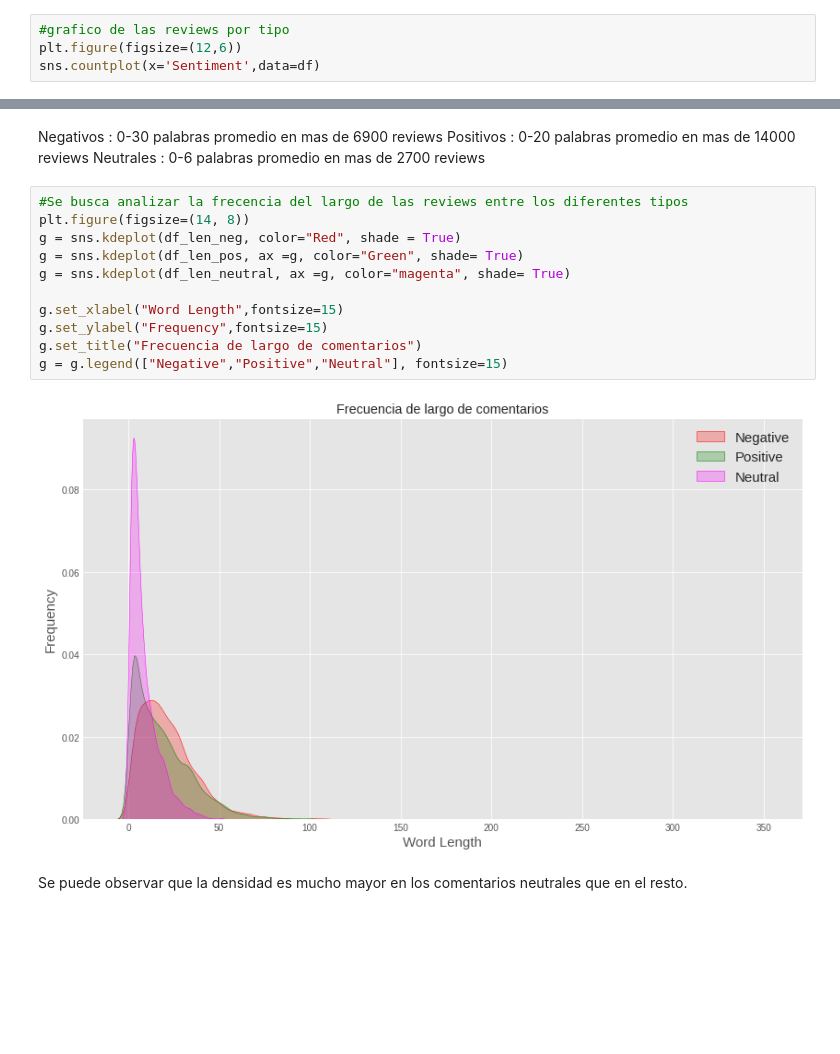
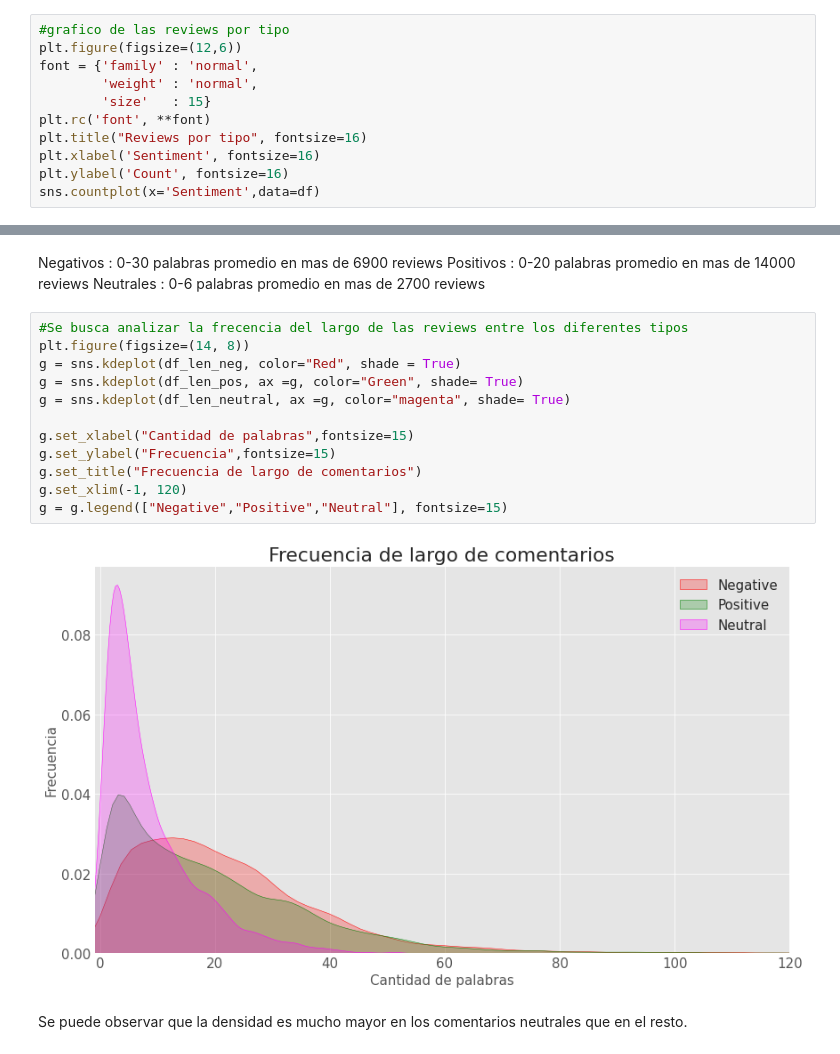
Before and after one commit to joseemaro/bdm_EvaluatingGoogleApps, a Jupyter notebook: tpfinal_reviews.ipynb, the cells around one changed output, grey strips where cells are left out. Saved outputs shown, nothing was run; the diff lists cells and outputs as text; blank space fills up the shorter version.

```diff
--- a/tpfinal_reviews.ipynb
+++ b/tpfinal_reviews.ipynb
@@ -121,6 +151,13 @@ temp.style.background_gradient(cmap='Purples')
 # %%
 #grafico de las reviews por tipo
 plt.figure(figsize=(12,6))
+font = {'family' : 'normal',
+        'weight' : 'normal',
+        'size'   : 15}
+plt.rc('font', **font)
+plt.title("Reviews por tipo", fontsize=16)
+plt.xlabel('Sentiment', fontsize=16)
+plt.ylabel('Count', fontsize=16)
 sns.countplot(x='Sentiment',data=df)
 # %% [output]
 <matplotlib.axes._subplots.AxesSubplot at 0x...>
@@ -199,16 +254,17 @@ Neutrales : 0-6 palabras promedio en  mas de 2700 reviews
 # %%
 #Se busca analizar la frecencia del largo de las reviews entre los diferentes tipos
 plt.figure(figsize=(14, 8))
 g = sns.kdeplot(df_len_neg, color="Red", shade = True)
 g = sns.kdeplot(df_len_pos, ax =g, color="Green", shade= True)
 g = sns.kdeplot(df_len_neutral, ax =g, color="magenta", shade= True)
 
-g.set_xlabel("Word Length",fontsize=15)
-g.set_ylabel("Frequency",fontsize=15)
+g.set_xlabel("Cantidad de palabras",fontsize=15)
+g.set_ylabel("Frecuencia",fontsize=15)
 g.set_title("Frecuencia de largo de comentarios")
+g.set_xlim(-1, 120)
 g = g.legend(["Negative","Positive","Neutral"], fontsize=15)
 # %% [output]
-[figure, old version]
+[figure, new version]
 # %% [markdown]
 Se puede observar que la densidad es mucho mayor en los comentarios neutrales que en el resto.
 # %% [markdown]
```
Also changed, not shown: parts of 34 cells of this notebook.
